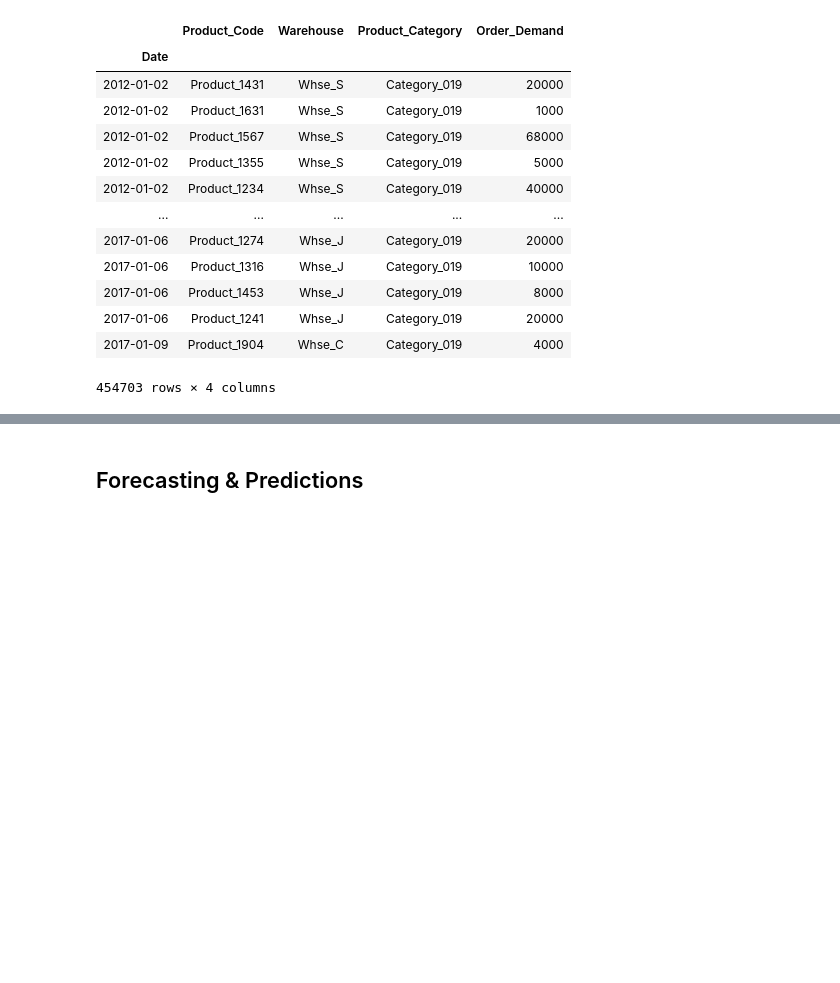
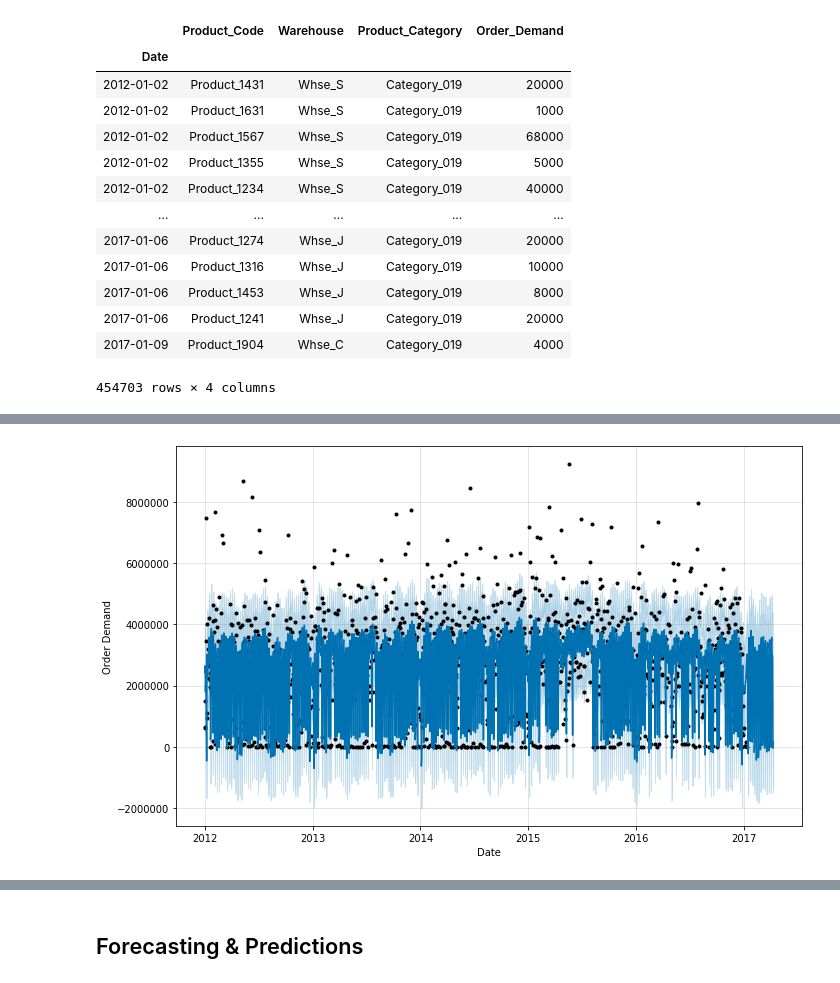
Before and after one commit to JessicaFB/Product-Demand-Forecasting, a Jupyter notebook: Predicting-Product-Demand.ipynb, the cells around one changed output, grey strips where cells are left out. Saved outputs shown, nothing was run; the diff lists cells and outputs as text; code cells hidden in the pictures; blank space fills up the shorter version.

```diff
--- a/Predicting-Product-Demand.ipynb
+++ b/Predicting-Product-Demand.ipynb
@@ -706,0 +704,14 @@ ts_df.groupby(['Product_Category','Date']).sum()
+# %%
+### Convert to FB Prophet Format ###
+
+# Columns to drop
+to_drop = ['Product_Code','Warehouse','Product_Category']
+# Drop specified columns
+cat19_ts = cat19.drop(to_drop, axis=1)
+# Group by day
+cat19_ts = cat19_ts.groupby(['Date']).sum()
+# Move datetime index to column
+cat19_ts.reset_index(inplace=True)
+# Rename columns for fbprophet format
+cat19_ts = cat19_ts.rename(columns={'Date':'ds',
+                                    'Order_Demand': 'y'})
@@ -707,4 +734,7 @@ ts_df.groupby(['Product_Category','Date']).sum()
 # %%
+m = Prophet()
+m.fit(cat19_ts)
+
 # Forcasting 3 months into the future
 future = m.make_future_dataframe(periods=90)
 forecast = m.predict(future)
@@ -710,0 +759,4 @@ forecast = m.predict(future)
+# %%
+figure1 = m.plot(forecast, xlabel = 'Date', ylabel = 'Order Demand')
+# %% [output]
+[figure, added]
```
Also changed, not shown: parts of 14 cells of this notebook.
